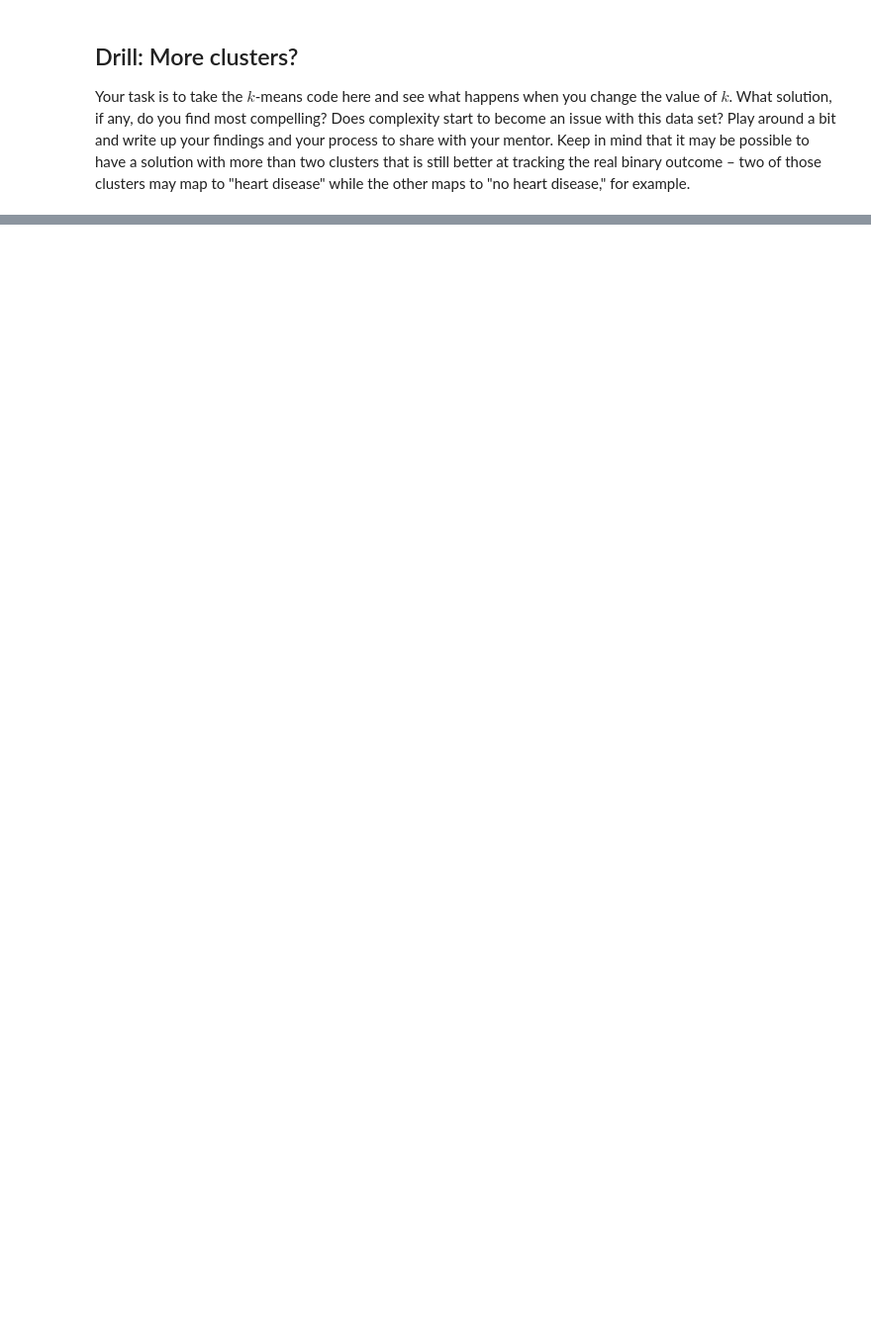
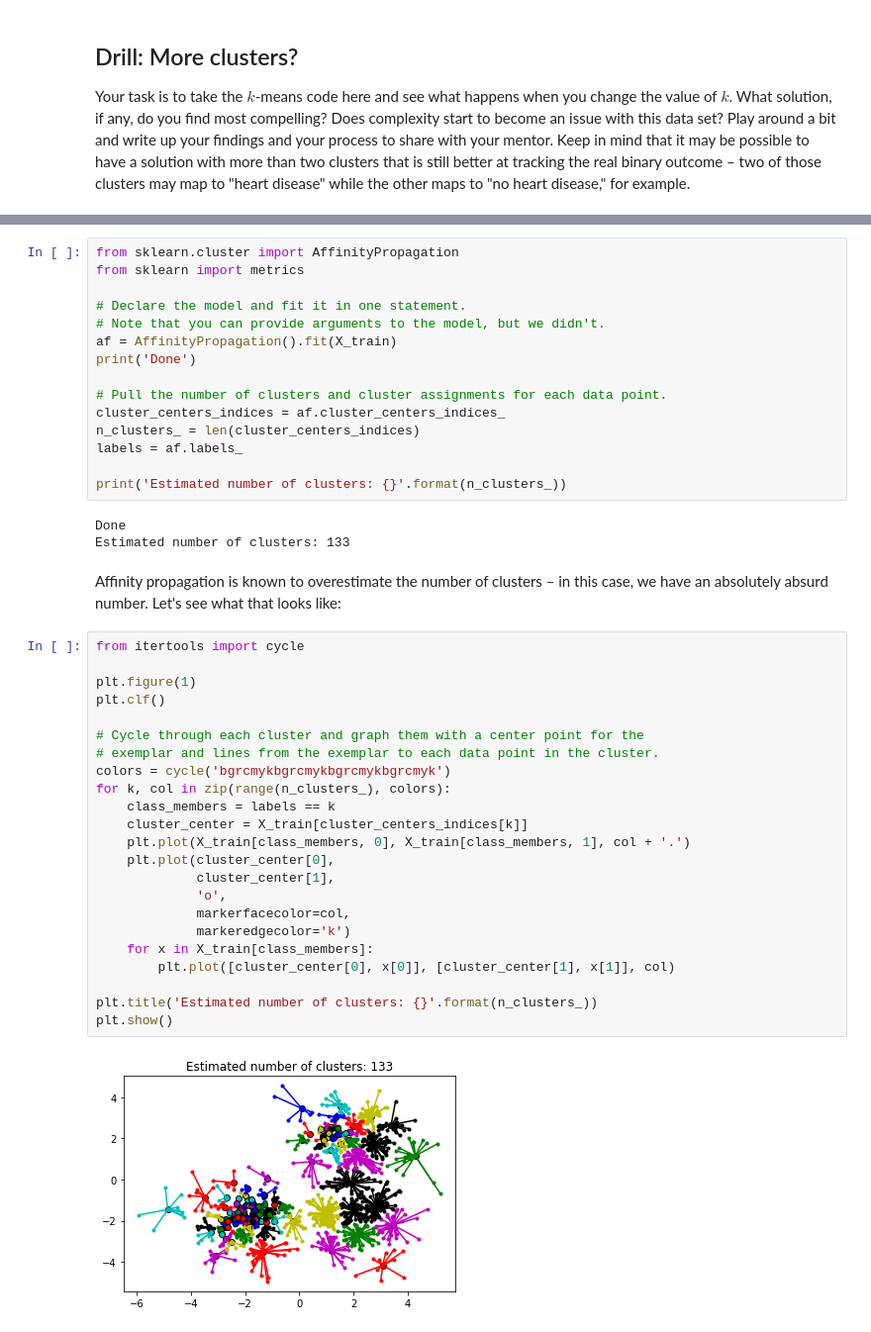
Before and after one commit to jlinGG/Thinkful-DS-Bootcamp, a Jupyter notebook: Unit-4-2.ipynb, the cells around one changed output, grey strips where cells are left out. Shown at 99% size. Cells and saved outputs as stored; diff of their text form; blank space fills up the shorter version.

```diff
--- a/Unit-4-2.ipynb
+++ b/Unit-4-2.ipynb
@@ -222,0 +413,45 @@ row_0
+# %%
+from sklearn.cluster import AffinityPropagation
+from sklearn import metrics
+
+# Declare the model and fit it in one statement.
+# Note that you can provide arguments to the model, but we didn't.
+af = AffinityPropagation().fit(X_train)
+print('Done')
+
+# Pull the number of clusters and cluster assignments for each data point.
+cluster_centers_indices = af.cluster_centers_indices_
+n_clusters_ = len(cluster_centers_indices)
+labels = af.labels_
+
+print('Estimated number of clusters: {}'.format(n_clusters_))
+# %% [output]
+Done
+Estimated number of clusters: 133
+# %% [markdown]
+Affinity propagation is known to overestimate the number of clusters – in this case, we have an absolutely absurd number.  Let's see what that looks like:
+# %%
+from itertools import cycle
+
+plt.figure(1)
+plt.clf()
+
+# Cycle through each cluster and graph them with a center point for the
+# exemplar and lines from the exemplar to each data point in the cluster.
+colors = cycle('bgrcmykbgrcmykbgrcmykbgrcmyk')
+for k, col in zip(range(n_clusters_), colors):
+    class_members = labels == k
+    cluster_center = X_train[cluster_centers_indices[k]]
+    plt.plot(X_train[class_members, 0], X_train[class_members, 1], col + '.')
+    plt.plot(cluster_center[0],
+             cluster_center[1],
+             'o',
+             markerfacecolor=col,
+             markeredgecolor='k')
+    for x in X_train[class_members]:
+        plt.plot([cluster_center[0], x[0]], [cluster_center[1], x[1]], col)
+
+plt.title('Estimated number of clusters: {}'.format(n_clusters_))
+plt.show()
+# %% [output]
+[figure, added]
```
Also changed, not shown: parts of 25 cells of this notebook.
